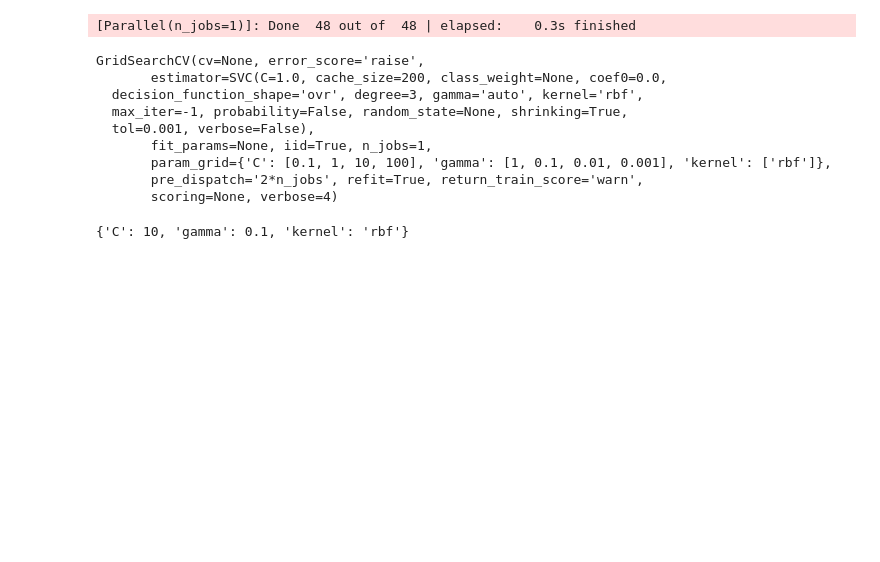
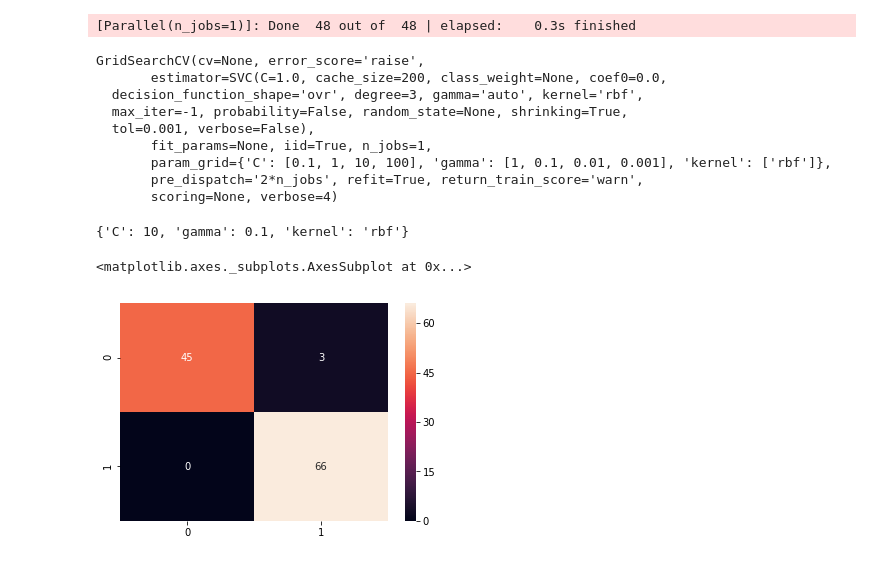
Before and after one commit to themavencoder/breast-cancer-classification, a Jupyter notebook: classifier.ipynb, the cells around one changed output. Cells and saved outputs as stored; diff of their text form; code cells hidden in the pictures; blank space fills up the shorter version.

```diff
--- a/classifier.ipynb
+++ b/classifier.ipynb
@@ -297,4 +297,7 @@ grid_predictions = grid.predict(X_test_scaled)
 # %%
 cm = confusion_matrix(y_test, grid_predictions)
 # %%
-sns.heatmap(cm, )
+sns.heatmap(cm, annot = True)
+# %% [output]
+<matplotlib.axes._subplots.AxesSubplot at 0x...>
+[figure, added]
```
Also changed, not shown: parts of 1 cell of this notebook.
